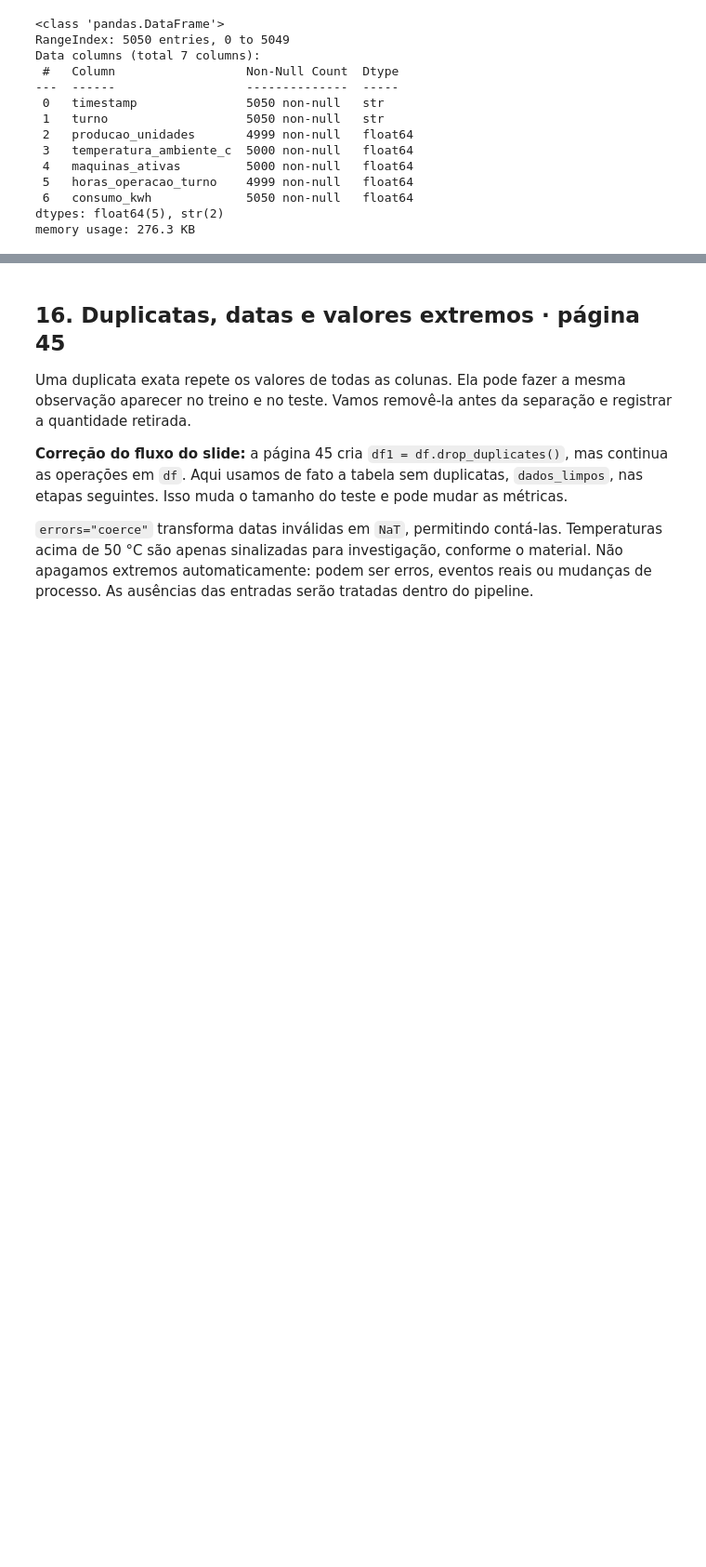
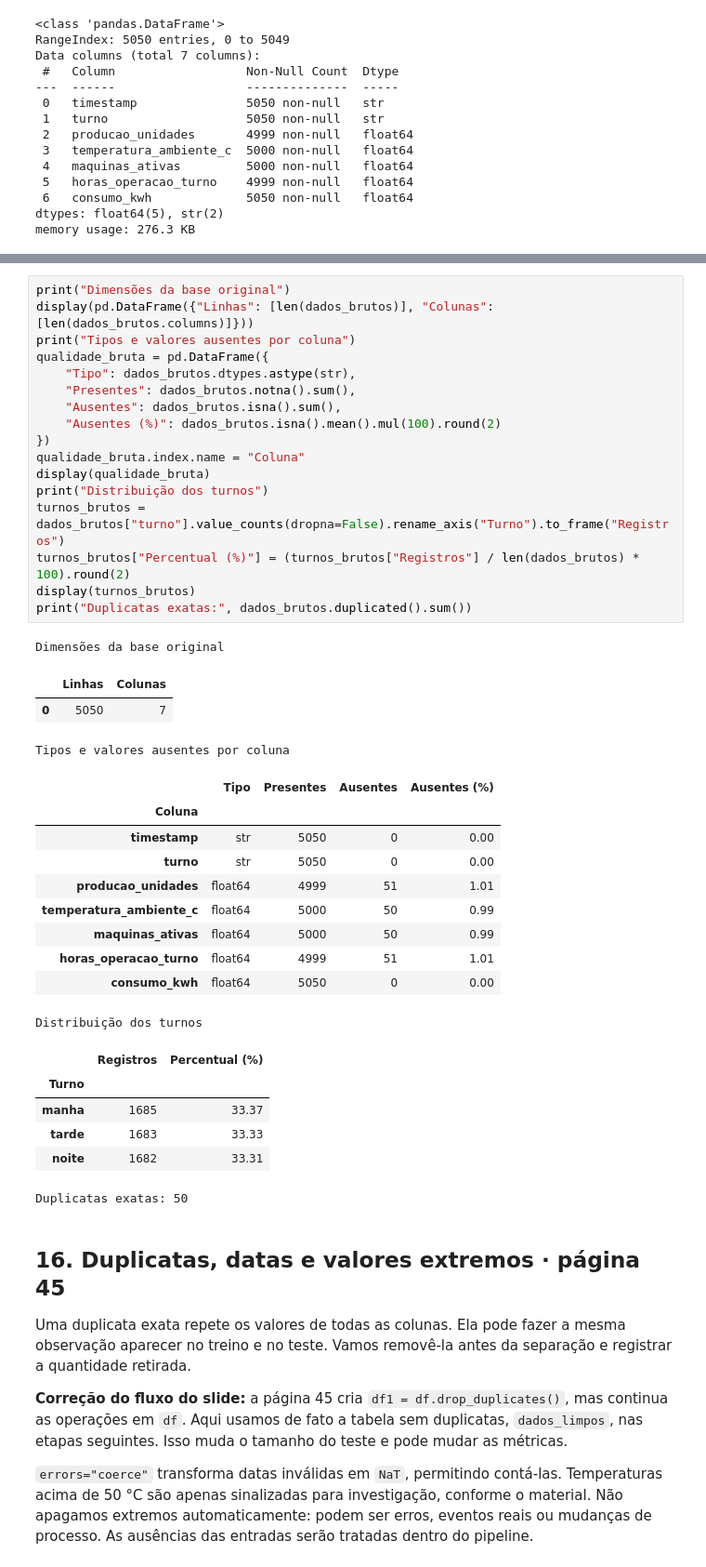
Before and after one commit to carloska24/DataScience-BigData, a Jupyter notebook: Aula03/Aula03_Todos_os_Exemplos_Completo.ipynb, the cells around one changed output, grey strips where cells are left out. Shown at 93% size. Saved outputs shown, nothing was run; the diff lists cells and outputs as text; blank space fills up the shorter version.

```diff
--- a/Aula3/Aula03_Todos_os_Exemplos_Completo.ipynb
+++ b/Aula03/Aula03_Todos_os_Exemplos_Completo.ipynb
@@ -947,3 +951,41 @@ memory usage: 276.3 KB
+# %%
+print("Dimensões da base original")
+display(pd.DataFrame({"Linhas": [len(dados_brutos)], "Colunas": [len(dados_brutos.columns)]}))
+print("Tipos e valores ausentes por coluna")
+qualidade_bruta = pd.DataFrame({
+    "Tipo": dados_brutos.dtypes.astype(str),
+    "Presentes": dados_brutos.notna().sum(),
+    "Ausentes": dados_brutos.isna().sum(),
+    "Ausentes (%)": dados_brutos.isna().mean().mul(100).round(2)
+})
+qualidade_bruta.index.name = "Coluna"
+display(qualidade_bruta)
+print("Distribuição dos turnos")
+turnos_brutos = dados_brutos["turno"].value_counts(dropna=False).rename_axis("Turno").to_frame("Registros")
+turnos_brutos["Percentual (%)"] = (turnos_brutos["Registros"] / len(dados_brutos) * 100).round(2)
+display(turnos_brutos)
+print("Duplicatas exatas:", dados_brutos.duplicated().sum())
+# %% [output]
+Dimensões da base original
+|  | Linhas | Colunas |
+| 0 | 5050 | 7 |
+Tipos e valores ausentes por coluna
+|  | Tipo | Presentes | Ausentes | Ausentes (%) |
+| Coluna |  |  |  |  |
+| timestamp | str | 5050 | 0 | 0.00 |
+| turno | str | 5050 | 0 | 0.00 |
+| producao_unidades | float64 | 4999 | 51 | 1.01 |
+| temperatura_ambiente_c | float64 | 5000 | 50 | 0.99 |
+| maquinas_ativas | float64 | 5000 | 50 | 0.99 |
+| horas_operacao_turno | float64 | 4999 | 51 | 1.01 |
+| consumo_kwh | float64 | 5050 | 0 | 0.00 |
+Distribuição dos turnos
+|  | Registros | Percentual (%) |
+| Turno |  |  |
+| manha | 1685 | 33.37 |
+| tarde | 1683 | 33.33 |
+| noite | 1682 | 33.31 |
+Duplicatas exatas: 50
 # %% [markdown]
 ## 16. Duplicatas, datas e valores extremos · página 45
 
```
Also changed, not shown: parts of 5 cells of this notebook, 44 other files.
